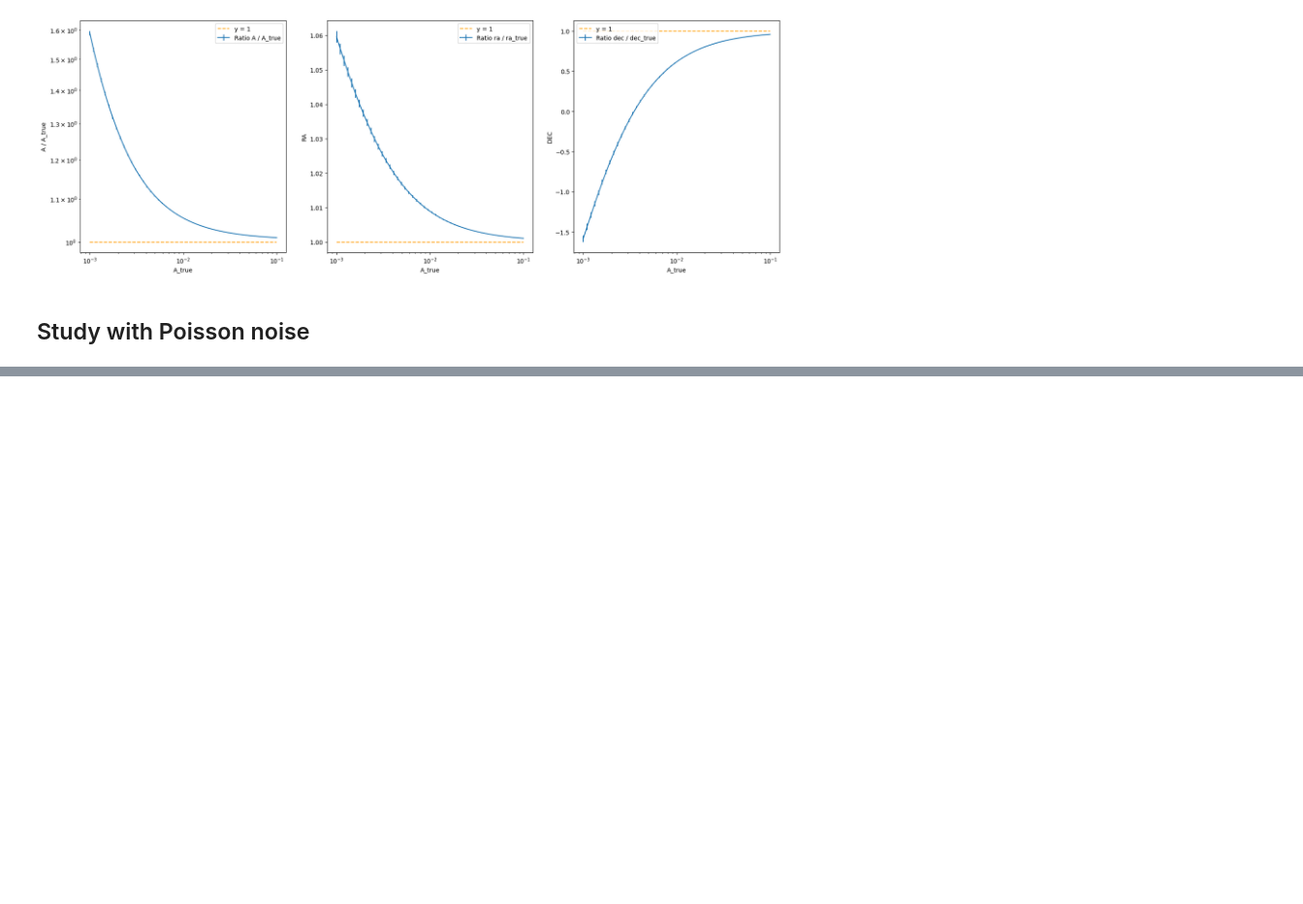
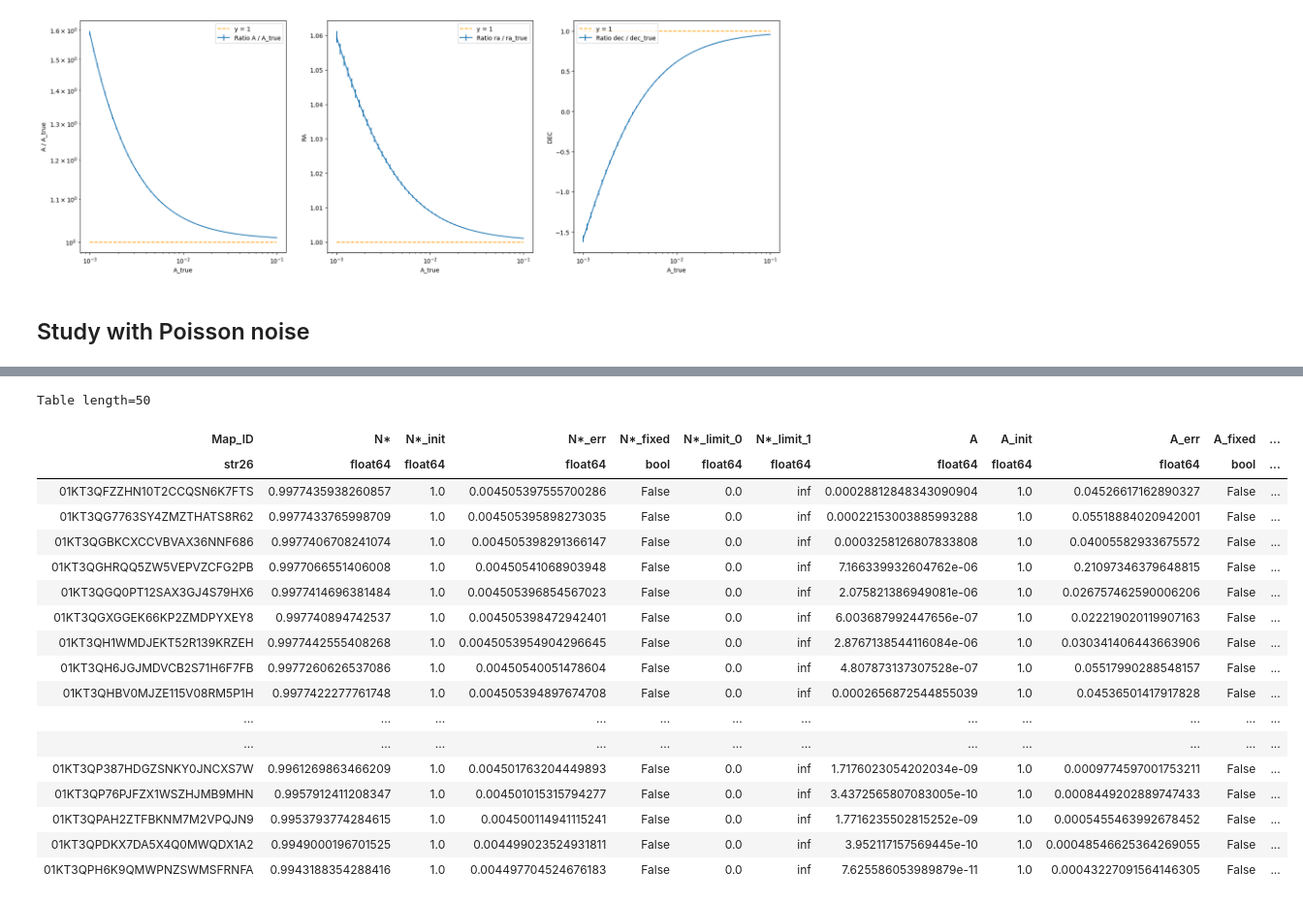
Before and after one commit to johannct/M2_Stage_Code, a Jupyter notebook: Simulation/A_Study_Cluster.ipynb, the cells around one changed output, grey strips where cells are left out. Shown at 97% size. Saved outputs shown, nothing was run; the diff lists cells and outputs as text; code cells hidden in the pictures; blank space fills up the shorter version.

```diff
--- a/Simulation/A_Study_Cluster.ipynb
+++ b/Simulation/A_Study_Cluster.ipynb
@@ -367,0 +341,23 @@ Saving Cluster_A_study_ratioARaDec_withN1e6_PoissVar in Simul_Figures/Simul_Clus
+# %%
+dfMinuit_filtered4_densMonop_notFixed = dfMinuit_data4_dens[~mask]
+dfMinuit_filtered4_densMonop_notFixed
+# %% [output]
+Table length=50
+| Map_ID | N* | N*_init | N*_err | N*_fixed | N*_limit_0 | N*_limit_1 | A | A_init | A_err | A_fixed | ... |
+| str26 | float64 | float64 | float64 | bool | float64 | float64 | float64 | float64 | float64 | bool | ... |
+| 01KT3QFZZHN10T2CCQSN6K7FTS | 0.9977435938260857 | 1.0 | 0.004505397555700286 | False | 0.0 | inf | 0.00028812848343090904 | 1.0 | 0.04526617162890327 | False | ... |
+| 01KT3QG7763SY4ZMZTHATS8R62 | 0.9977433765998709 | 1.0 | 0.004505395898273035 | False | 0.0 | inf | 0.00022153003885993288 | 1.0 | 0.05518884020942001 | False | ... |
+| 01KT3QGBKCXCCVBVAX36NNF686 | 0.9977406708241074 | 1.0 | 0.004505398291366147 | False | 0.0 | inf | 0.0003258126807833808 | 1.0 | 0.04005582933675572 | False | ... |
+| 01KT3QGHRQQ5ZW5VEPVZCFG2PB | 0.9977066551406008 | 1.0 | 0.00450541068903948 | False | 0.0 | inf | 7.166339932604762e-06 | 1.0 | 0.21097346379648815 | False | ... |
+| 01KT3QGQ0PT12SAX3GJ4S79HX6 | 0.9977414696381484 | 1.0 | 0.004505396854567023 | False | 0.0 | inf | 2.075821386949081e-06 | 1.0 | 0.026757462590006206 | False | ... |
+| 01KT3QGXGGEK66KP2ZMDPYXEY8 | 0.997740894742537 | 1.0 | 0.004505398472942401 | False | 0.0 | inf | 6.003687992447656e-07 | 1.0 | 0.022219020119907163 | False | ... |
+| 01KT3QH1WMDJEKT52R139KRZEH | 0.9977442555408268 | 1.0 | 0.0045053954904296645 | False | 0.0 | inf | 2.8767138544116084e-06 | 1.0 | 0.030341406443663906 | False | ... |
+| 01KT3QH6JGJMDVCB2S71H6F7FB | 0.9977260626537086 | 1.0 | 0.00450540051478604 | False | 0.0 | inf | 4.807873137307528e-07 | 1.0 | 0.05517990288548157 | False | ... |
+| 01KT3QHBV0MJZE115V08RM5P1H | 0.9977422277761748 | 1.0 | 0.004505394897674708 | False | 0.0 | inf | 0.0002656872544855039 | 1.0 | 0.04536501417917828 | False | ... |
+| ... | ... | ... | ... | ... | ... | ... | ... | ... | ... | ... | ... |
+| ... | ... | ... | ... | ... | ... | ... | ... | ... | ... | ... | ... |
+| 01KT3QP387HDGZSNKY0JNCXS7W | 0.9961269863466209 | 1.0 | 0.004501763204449893 | False | 0.0 | inf | 1.7176023054202034e-09 | 1.0 | 0.0009774597001753211 | False | ... |
+| 01KT3QP76PJFZX1WSZHJMB9MHN | 0.9957912411208347 | 1.0 | 0.004501015315794277 | False | 0.0 | inf | 3.4372565807083005e-10 | 1.0 | 0.0008449202889747433 | False | ... |
+| 01KT3QPAH2ZTFBKNM7M2VPQJN9 | 0.9953793774284615 | 1.0 | 0.004500114941115241 | False | 0.0 | inf | 1.7716235502815252e-09 | 1.0 | 0.0005455463992678452 | False | ... |
+| 01KT3QPDKX7DA5X4Q0MWQDX1A2 | 0.9949000196701525 | 1.0 | 0.004499023524931811 | False | 0.0 | inf | 3.952117157569445e-10 | 1.0 | 0.00048546625364269055 | False | ... |
+| 01KT3QPH6K9QMWPNZSWMSFRNFA | 0.9943188354288416 | 1.0 | 0.004497704524676183 | False | 0.0 | inf | 7.625586053989879e-11 | 1.0 | 0.00043227091564146305 | False | ... |
```
Also changed, not shown: parts of 13 cells of this notebook, 6 other files.
